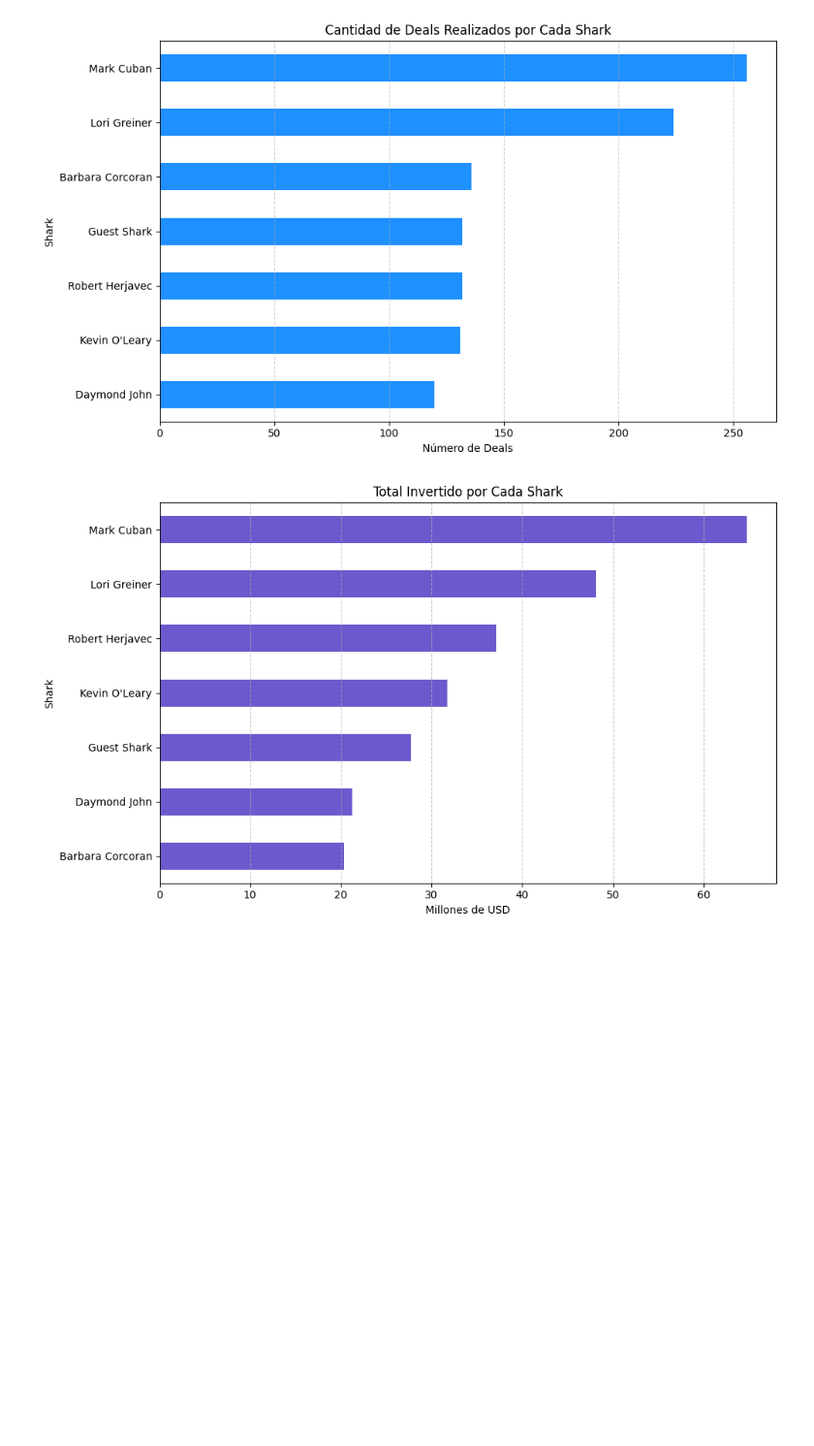
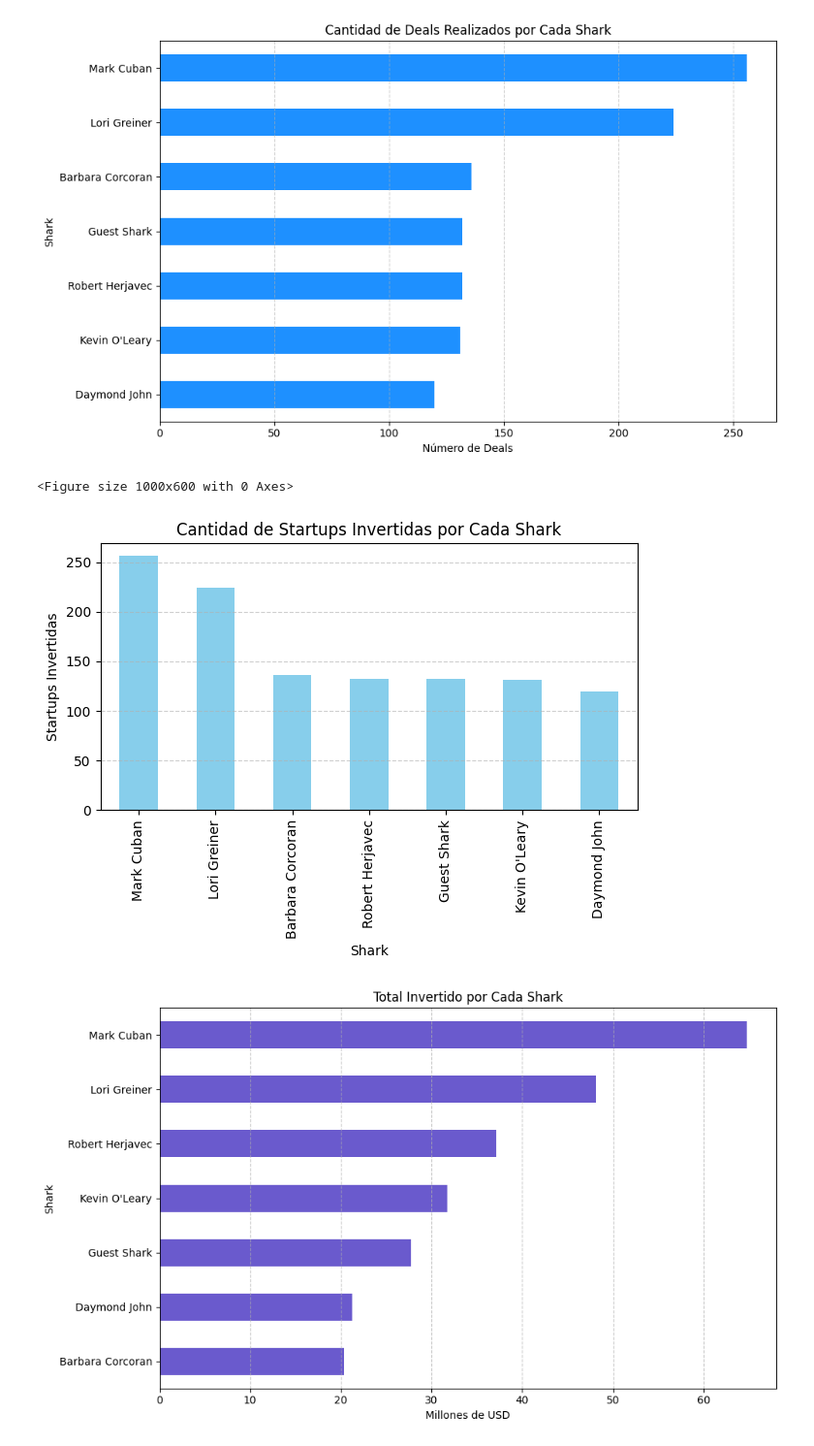
Before and after one commit to EluisEscar/BI, a Jupyter notebook: EDA-ST.ipynb, the cells around one changed output. Shown: that part at 97% size. Drawn from its saved outputs; the diff is of its cells as text; code cells hidden in the pictures; blank space fills up the shorter version.

```diff
--- a/EDA-ST.ipynb
+++ b/EDA-ST.ipynb
@@ -106,6 +106,41 @@ plt.tight_layout()
 plt.show()
 # %% [output]
 [figure]
+# %%
+# Columnas de inversión por shark
+shark_columns = {
+    'Barbara Corcoran': 'Barbara Corcoran Investment Amount',
+    'Mark Cuban': 'Mark Cuban Investment Amount',
+    'Lori Greiner': 'Lori Greiner Investment Amount',
+    'Robert Herjavec': 'Robert Herjavec Investment Amount',
+    'Daymond John': 'Daymond John Investment Amount',
+    "Kevin O'Leary": 'Kevin O Leary Investment Amount',
+    'Guest Shark': 'Guest Investment Amount'
+}
+
+# Contar cuántas startups distintas recibió inversión de cada shark
+shark_startup_counts = {
+    shark: (df[col] > 0).sum()
+    for shark, col in shark_columns.items()
+}
+
+# Convertir a DataFrame para ordenarlo y mostrarlo bonito
+startup_df = pd.DataFrame.from_dict(shark_startup_counts, orient='index', columns=['Startups Invertidas'])
+startup_df = startup_df.sort_values(by='Startups Invertidas', ascending=False)
+
+# Crear gráfico de barras vertical
+plt.figure(figsize=(10, 6))
+startup_df.plot(kind='bar', legend=False, color='skyblue')
+plt.title('Cantidad de Startups Invertidas por Cada Shark')
+plt.xlabel('Shark')
+plt.ylabel('Startups Invertidas')
+plt.xticks(rotation=90)
+plt.grid(axis='y', linestyle='--', alpha=0.6)
+plt.tight_layout()
+plt.show()
+# %% [output]
+<Figure size 1000x600 with 0 Axes>
+[figure, added]
 # %%
 # Lista de columnas con montos invertidos por cada tiburón
 shark_columns = [
```
